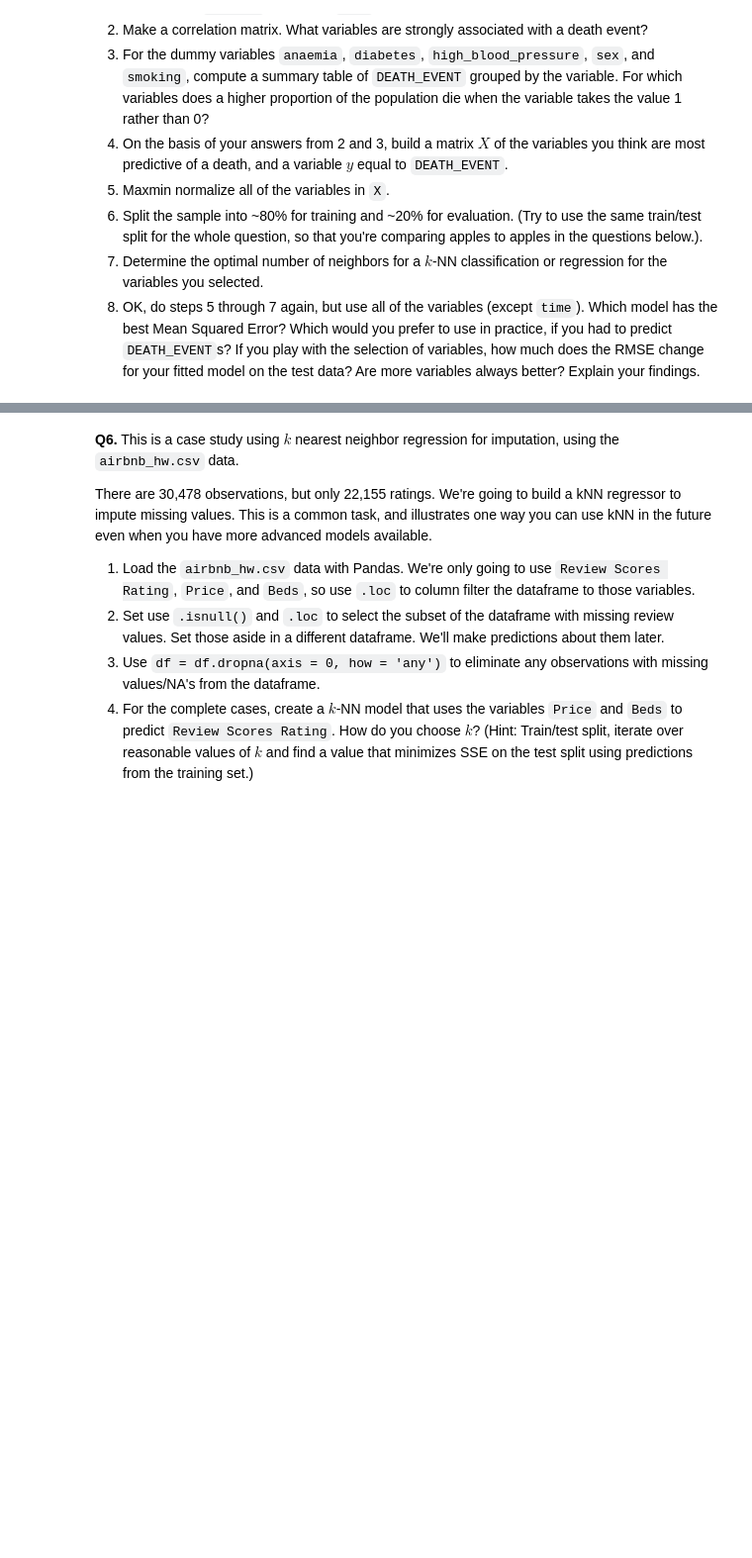
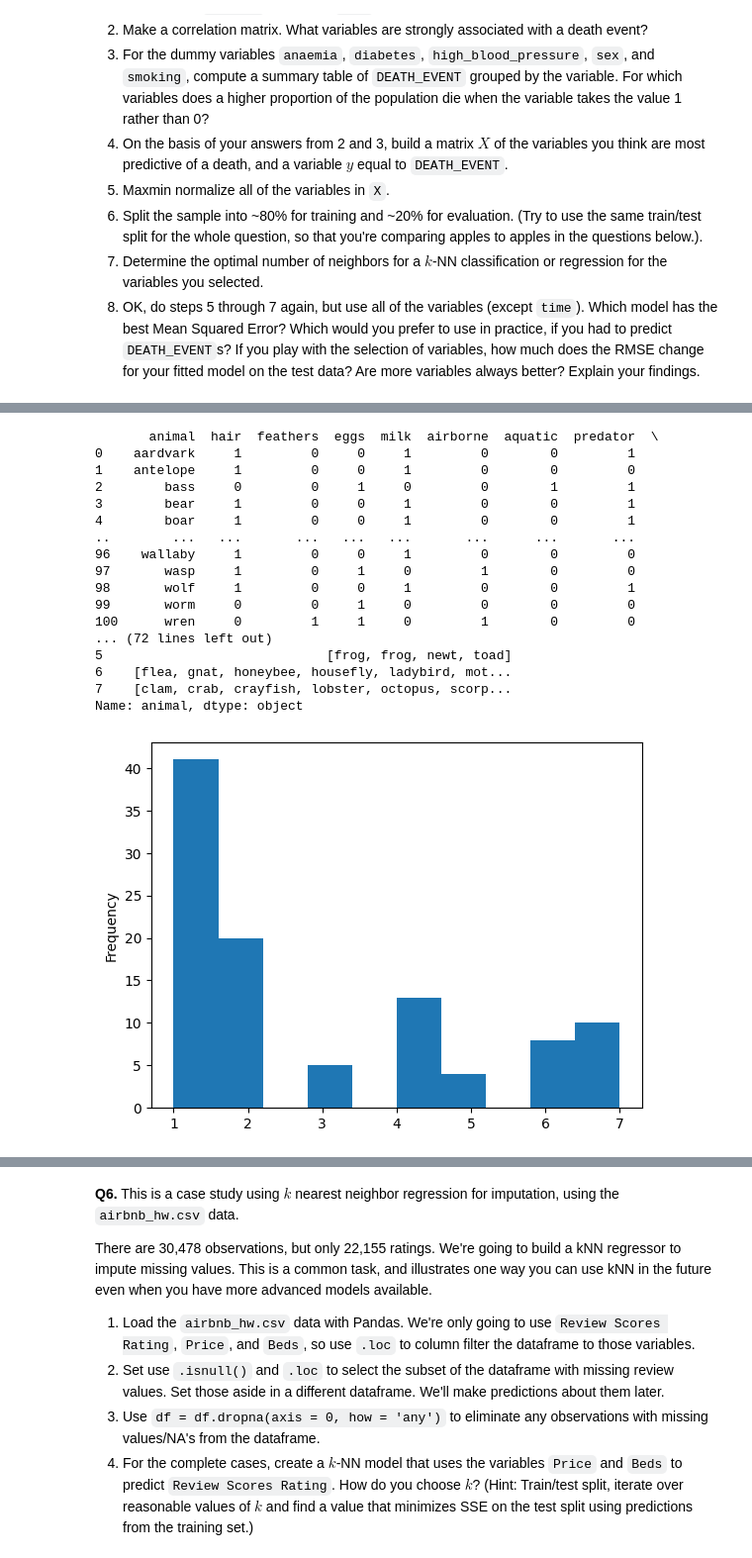
Before and after one commit to IsaacJihwanYoo795/undergrad_ml_assignments, a Jupyter notebook: 02_assignment_knn.ipynb, the cells around one changed output, grey strips where cells are left out. Shown at 99% size. Saved outputs shown, nothing was run; the diff lists cells and outputs as text; code cells hidden in the pictures; blank space fills up the shorter version.

```diff
--- a/02_assignment_knn.ipynb
+++ b/02_assignment_knn.ipynb
@@ -250,0 +446,39 @@ The data consist of a label, `class`, taking integer values 1 to 7, the name of
+# %%
+import numpy as np
+import pandas as pd
+import seaborn as sns
+import matplotlib.pyplot as plt
+
+df = pd.read_csv("/content/data/zoo.csv")
+print(df)
+
+print(df.describe())
+print(df["class"].unique())
+print(df["class"].value_counts())
+df["class"].plot.hist()
+print(df.groupby("class")["animal"].apply(list))
+
+y = df["class"]
+ctrl_list = df.columns.drop(["class","animal"])
+u = df.loc[:, ctrl_list]
+
+u_train, u_test, y_train, y_test = train_test_split(u, y, test_size=.5, random_state=100)
+# %% [output]
+       animal  hair  feathers  eggs  milk  airborne  aquatic  predator  \
+0    aardvark     1         0     0     1         0        0         1
+1    antelope     1         0     0     1         0        0         0
+2        bass     0         0     1     0         0        1         1
+3        bear     1         0     0     1         0        0         1
+4        boar     1         0     0     1         0        0         1
+..        ...   ...       ...   ...   ...       ...      ...       ...
+96    wallaby     1         0     0     1         0        0         0
+97       wasp     1         0     1     0         1        0         0
+98       wolf     1         0     0     1         0        0         1
+99       worm     0         0     1     0         0        0         0
+100      wren     0         1     1     0         1        0         0
+... (72 lines left out)
+5                             [frog, frog, newt, toad]
+6    [flea, gnat, honeybee, housefly, ladybird, mot...
+7    [clam, crab, crayfish, lobster, octopus, scorp...
+Name: animal, dtype: object
+[figure, added]
```
Also changed, not shown: parts of 9 cells of this notebook.
